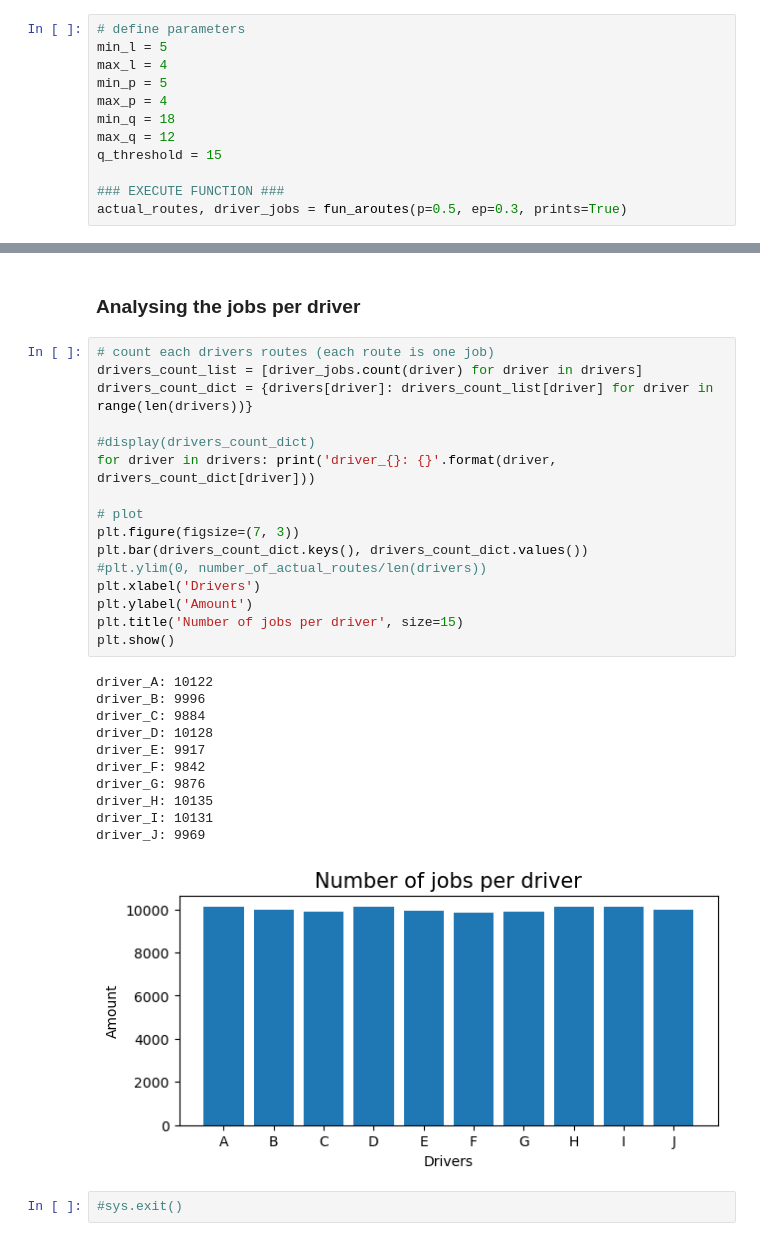
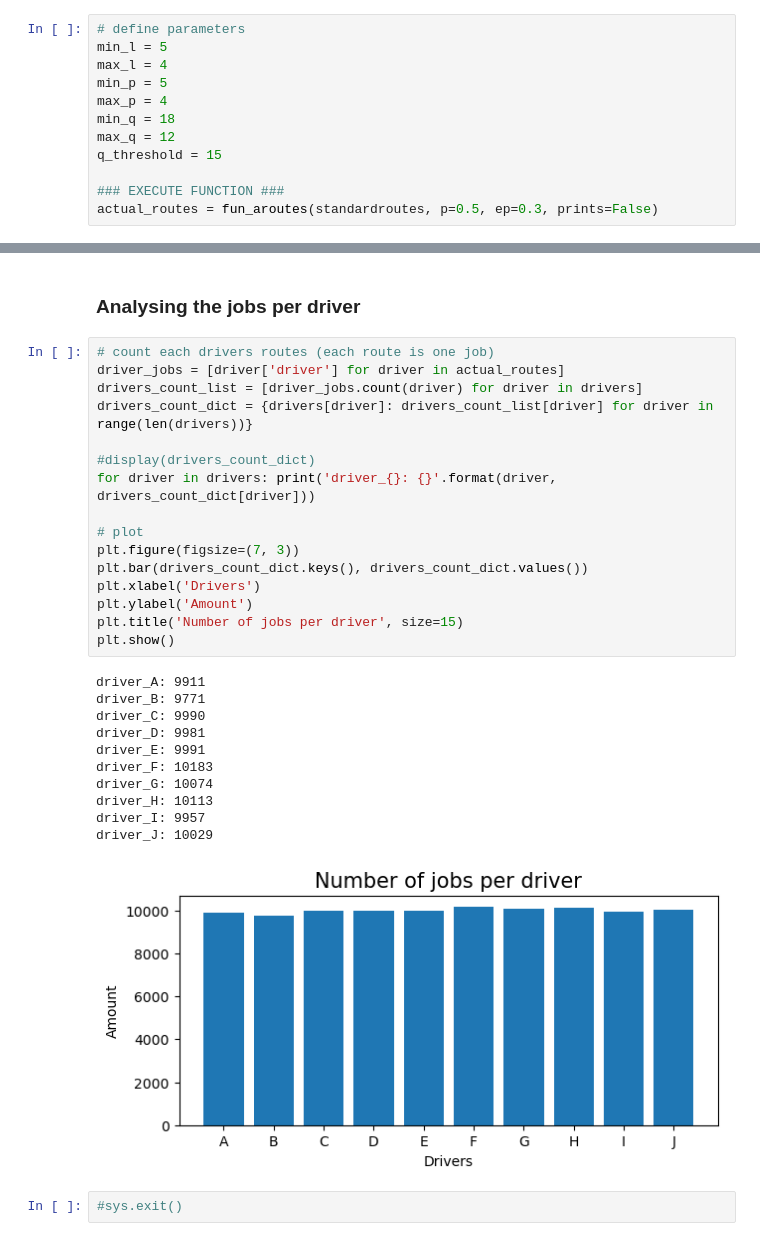
Before and after one commit to dennismgoetz/DataMining, a Jupyter notebook: data_generation.ipynb, the cells around one changed output, grey strips where cells are left out. Drawn from its saved outputs; the diff is of its cells as text.

```diff
--- a/data_generation.ipynb
+++ b/data_generation.ipynb
@@ -179,4 +181,4 @@ max_q = 12
 q_threshold = 15
 
 ### EXECUTE FUNCTION ###
-actual_routes, driver_jobs = fun_aroutes(p=0.5, ep=0.3, prints=True)
+actual_routes = fun_aroutes(standardroutes, p=0.5, ep=0.3, prints=False)
@@ -225,32 +211,32 @@ id:a2, driver:C, sroute:s1, route:
 ### **Analysing the jobs per driver** ###
 # %%
 # count each drivers routes (each route is one job)
+driver_jobs = [driver['driver'] for driver in actual_routes]
 drivers_count_list = [driver_jobs.count(driver) for driver in drivers]
 drivers_count_dict = {drivers[driver]: drivers_count_list[driver] for driver in range(len(drivers))}
 
 #display(drivers_count_dict)
 for driver in drivers: print('driver_{}: {}'.format(driver, drivers_count_dict[driver]))
 
 # plot
 plt.figure(figsize=(7, 3))
 plt.bar(drivers_count_dict.keys(), drivers_count_dict.values())
-#plt.ylim(0, number_of_actual_routes/len(drivers))
 plt.xlabel('Drivers')
 plt.ylabel('Amount')
 plt.title('Number of jobs per driver', size=15)
 plt.show()
 # %% [output]
-driver_A: 10122
-driver_B: 9996
-driver_C: 9884
-driver_D: 10128
-driver_E: 9917
-driver_F: 9842
-driver_G: 9876
-driver_H: 10135
-driver_I: 10131
-driver_J: 9969
+driver_A: 9911
+driver_B: 9771
+driver_C: 9990
+driver_D: 9981
+driver_E: 9991
+driver_F: 10183
+driver_G: 10074
+driver_H: 10113
+driver_I: 9957
+driver_J: 10029
-[figure, old version]
+[figure, new version]
 # %%
 #sys.exit()
 # %% [markdown]
```
Also changed, not shown: parts of 10 cells of this notebook, 8 other files.
